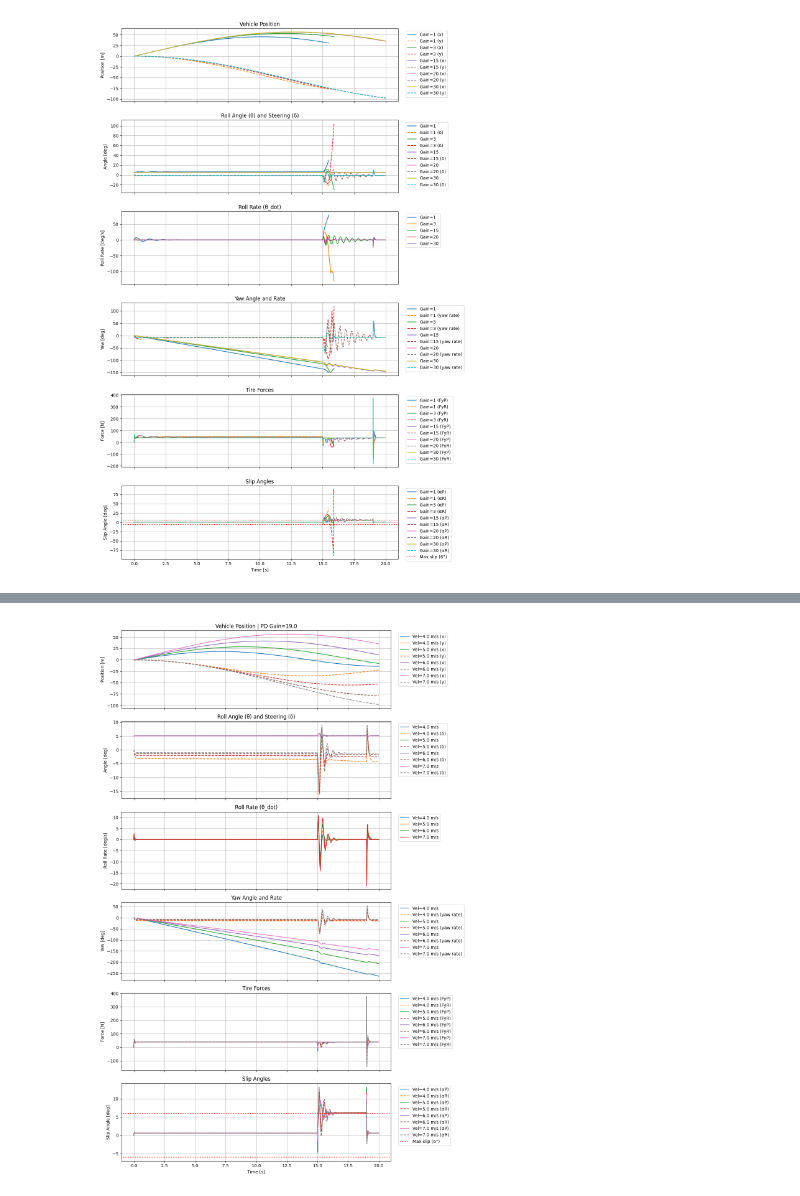
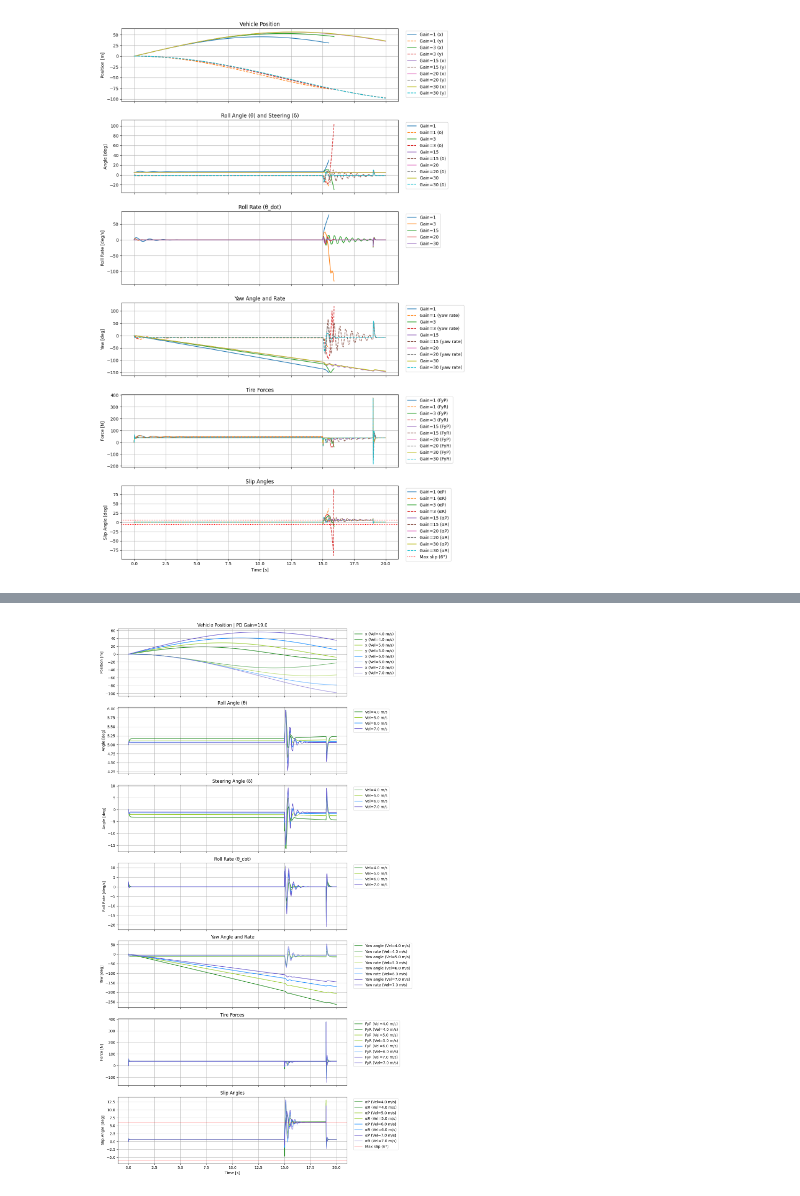
Before and after one commit to sayy96/Bicycle-Slip-, a Jupyter notebook: PD_CNTR_ICE_Bike.ipynb, the cells around one changed output, grey strips where cells are left out. Cells and saved outputs as stored; diff of their text form; code cells hidden in the pictures.

```diff
--- a/PD_CNTR_ICE_Bike.ipynb
+++ b/PD_CNTR_ICE_Bike.ipynb
@@ -657,11 +762,16 @@ gain = 19.0
 target_roll_angle = np.deg2rad(5)  # 5 degrees target
 velocities_to_test = [4.0, 5.0, 6.0, 7.0]  # m/s
 
-# Create a figure with 6 subplots
-fig, axes = plt.subplots(6, 1, figsize=(12, 18), sharex=True)
+# Create a figure with 7 subplots
+fig, axes = plt.subplots(7, 1, figsize=(12, 21), sharex=True)
+
+colors = ['forestgreen', 'yellowgreen','dodgerblue','slateblue']
+
 
 # Simulate for each velocity value
-for velocity in velocities_to_test:
+for i, velocity in enumerate(velocities_to_test):
+    color = colors[i % len(colors)]
+
     # Reset histories for each simulation
     control_history = []
     control_times = []
@@ -701,62 +811,74 @@ for velocity in velocities_to_test:
     interp_FyP = interp1d(time_history, FyP_history, bounds_error=False, fill_value="extrapolate")
     interp_FyR = interp1d(time_history, FyR_history, bounds_error=False, fill_value="extrapolate")
 
-    # Plot results
-    axes[0].plot(solution.t, qs[0], label=f'Vel={velocity} m/s (x)')
-    axes[0].plot(solution.t, qs[1], '--', label=f'Vel={velocity} m/s (y)')
+    # Plot results with solid lines only
+    axes[0].plot(solution.t, qs[0], color=color, label=f'x (Vel={velocity} m/s)')
+    axes[0].plot(solution.t, qs[1], color=color, alpha=0.6, label=f'y (Vel={velocity} m/s)')
 
-    axes[1].plot(solution.t, np.rad2deg(qs[3]), label=f'Vel={velocity} m/s')
-    axes[1].plot(solution.t, np.rad2deg(delta_plot), '--', label=f'Vel={velocity} m/s (δ)')
+    # Roll angle (separate plot)
+    axes[1].plot(solution.t, np.rad2deg(qs[3]), color=color, label=f'Vel={velocity} m/s')
 
-    axes[2].plot(solution.t, np.rad2deg(us[3]), label=f'Vel={velocity} m/s')
+    # Steering angle (separate plot)
+    axes[2].plot(solution.t, np.rad2deg(delta_plot), color=color, label=f'Vel={velocity} m/s')
 
-    axes[3].plot(solution.t, np.rad2deg(qs[2]), label=f'Vel={velocity} m/s')
-    axes[3].plot(solution.t, np.rad2deg(us[2]), '--', label=f'Vel={velocity} m/s (yaw rate)')
+    # Roll rate
+    axes[3].plot(solution.t, np.rad2deg(us[3]), color=color, label=f'Vel={velocity} m/s')
 
-    axes[4].plot(solution.t, interp_FyP(solution.t), label=f'Vel={velocity} m/s (FyP)')
-    axes[4].plot(solution.t, interp_FyR(solution.t), '--', label=f'Vel={velocity} m/s (FyR)')
+    # Yaw angle and rate
+    axes[4].plot(solution.t, np.rad2deg(qs[2]), color=color, label=f'Yaw angle (Vel={velocity} m/s)')
+    axes[4].plot(solution.t, np.rad2deg(us[2]), color=color, alpha=0.6, label=f'Yaw rate (Vel={velocity} m/s)')
 
-    axes[5].plot(solution.t, np.rad2deg(interp_alphaP(solution.t)), label=f'Vel={velocity} m/s (αP)')
-    axes[5].plot(solution.t, np.rad2deg(interp_alphaR(solution.t)), '--', label=f'Vel={velocity} m/s (αR)')
+    # Tire forces
+    axes[5].plot(solution.t, interp_FyP(solution.t), color=color, label=f'FyP (Vel={velocity} m/s)')
+    axes[5].plot(solution.t, interp_FyR(solution.t), color=color, alpha=0.6, label=f'FyR (Vel={velocity} m/s)')
+
+    # Slip angles
+    axes[6].plot(solution.t, np.rad2deg(interp_alphaP(solution.t)), color=color, label=f'αP (Vel={velocity} m/s)')
+    axes[6].plot(solution.t, np.rad2deg(interp_alphaR(solution.t)), color=color, alpha=0.6, label=f'αR (Vel={velocity} m/s)')
 
 # Configure subplots
 axes[0].set_ylabel('Position [m]')
 axes[0].set_title(f'Vehicle Position | PD Gain={gain}')
 axes[0].legend(bbox_to_anchor=(1.02, 1), loc='upper left')
 axes[0].grid(True)
 
 axes[1].set_ylabel('Angle [deg]')
-axes[1].set_title('Roll Angle (θ) and Steering (δ)')
+axes[1].set_title('Roll Angle (θ)')
 axes[1].legend(bbox_to_anchor=(1.02, 1), loc='upper left')
 axes[1].grid(True)
 
-axes[2].set_ylabel('Roll Rate [deg/s]')
-axes[2].set_title('Roll Rate (θ_dot)')
+axes[2].set_ylabel('Angle [deg]')
+axes[2].set_title('Steering Angle (δ)')
 axes[2].legend(bbox_to_anchor=(1.02, 1), loc='upper left')
 axes[2].grid(True)
 
-axes[3].set_ylabel('Yaw [deg]')
-axes[3].set_title('Yaw Angle and Rate')
+axes[3].set_ylabel('Roll Rate [deg/s]')
+axes[3].set_title('Roll Rate (θ_dot)')
 axes[3].legend(bbox_to_anchor=(1.02, 1), loc='upper left')
 axes[3].grid(True)
 
-axes[4].set_ylabel('Force [N]')
-axes[4].set_title('Tire Forces')
+axes[4].set_ylabel('Yaw [deg]')
+axes[4].set_title('Yaw Angle and Rate')
 axes[4].legend(bbox_to_anchor=(1.02, 1), loc='upper left')
 axes[4].grid(True)
 
-axes[5].set_ylabel('Slip Angle [deg]')
-axes[5].set_title('Slip Angles')
-axes[5].axhline(6, color='r', linestyle=':', label='Max slip (6°)')
-axes[5].axhline(-6, color='r', linestyle=':')
+axes[5].set_ylabel('Force [N]')
+axes[5].set_title('Tire Forces')
 axes[5].legend(bbox_to_anchor=(1.02, 1), loc='upper left')
 axes[5].grid(True)
-axes[5].set_xlabel('Time [s]')
+
+axes[6].set_ylabel('Slip Angle [deg]')
+axes[6].set_title('Slip Angles')
+axes[6].axhline(6, color='r', linestyle='-', alpha=0.3, label='Max slip (6°)')
+axes[6].axhline(-6, color='r', linestyle='-', alpha=0.3)
+axes[6].legend(bbox_to_anchor=(1.02, 1), loc='upper left')
+axes[6].grid(True)
+axes[6].set_xlabel('Time [s]')
 
 plt.tight_layout()
 plt.show()
 # %% [output]
-[figure, old version]
+[figure, new version]
 # %%
 import numpy as np
 import matplotlib.pyplot as plt
```
Also changed, not shown: parts of 3 cells of this notebook.
